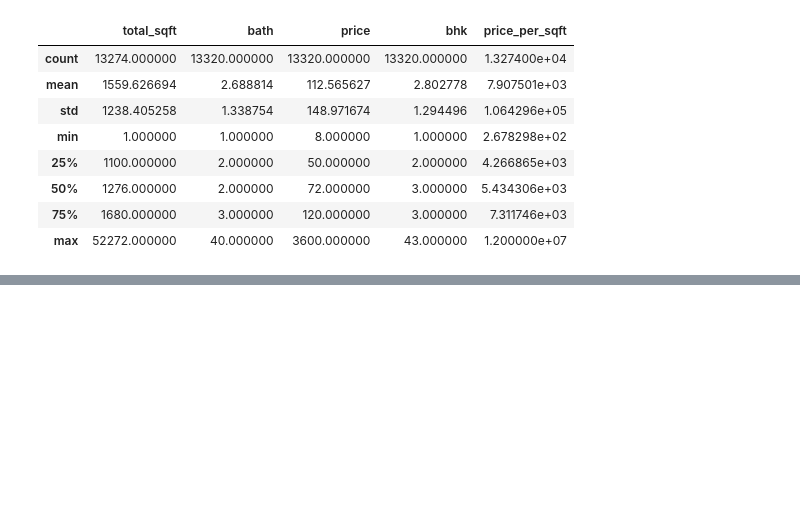
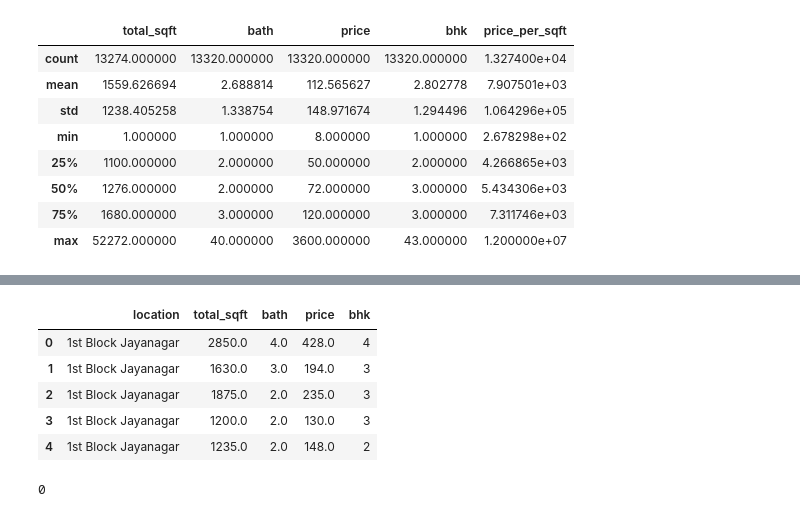
Before and after one commit to Utsuk7/Banglore-House-Price-Prediction, a Jupyter notebook: banglore_house_price_prediction.ipynb, the cells around one changed output, grey strips where cells are left out. Drawn from its saved outputs; the diff is of its cells as text; code cells hidden in the pictures; blank space fills up the shorter version.

```diff
--- a/banglore_house_price_prediction.ipynb
+++ b/banglore_house_price_prediction.ipynb
@@ -290,0 +350,18 @@ Name: location, dtype: int64
+# %%
+def bhk_outlier(df):
+  exclude_index = np.array([])
+  for location,location_df in df.groupby('location'):
+    bhk_stats = {}
+    for bhk,bhk_df in location_df.groupby('bhk'):
+      bhk_stats[bhk]={
+          'mean':np.mean(bhk_df.price_per_sqft),
+          'std':np.std(bhk_df.price_per_sqft),
+          'count':bhk_df.shape[0]
+      }
+    for bhk,bhk_df in location_df.groupby('bhk'):
+        stats = bhk_stats.get(bhk-1)
+        if stats and stats['count']>5:
+          exclude_index = np.append(exclude_index,bhk_df[bhk_df.price_per_sqft<(stats['mean'])].index.values)
+  return df.drop(exclude_index,axis='index')
+
+data_train = bhk_outlier(data_train)
@@ -290,0 +372,11 @@ Name: location, dtype: int64
+# %%
+data_train.drop(columns = ['size','price_per_sqft'],inplace= True)
+# %%
+data_train.head()
+# %% [output]
+|  | location | total_sqft | bath | price | bhk |
+| 0 | 1st Block Jayanagar | 2850.0 | 4.0 | 428.0 | 4 |
+| 1 | 1st Block Jayanagar | 1630.0 | 3.0 | 194.0 | 3 |
+| 2 | 1st Block Jayanagar | 1875.0 | 2.0 | 235.0 | 3 |
+| 3 | 1st Block Jayanagar | 1200.0 | 2.0 | 130.0 | 3 |
+| 4 | 1st Block Jayanagar | 1235.0 | 2.0 | 148.0 | 2 |
@@ -290,0 +397,4 @@ Name: location, dtype: int64
+# %%
+X_train.columns.get_loc('location')
+# %% [output]
+0
```
Also changed, not shown: parts of 42 cells of this notebook.
